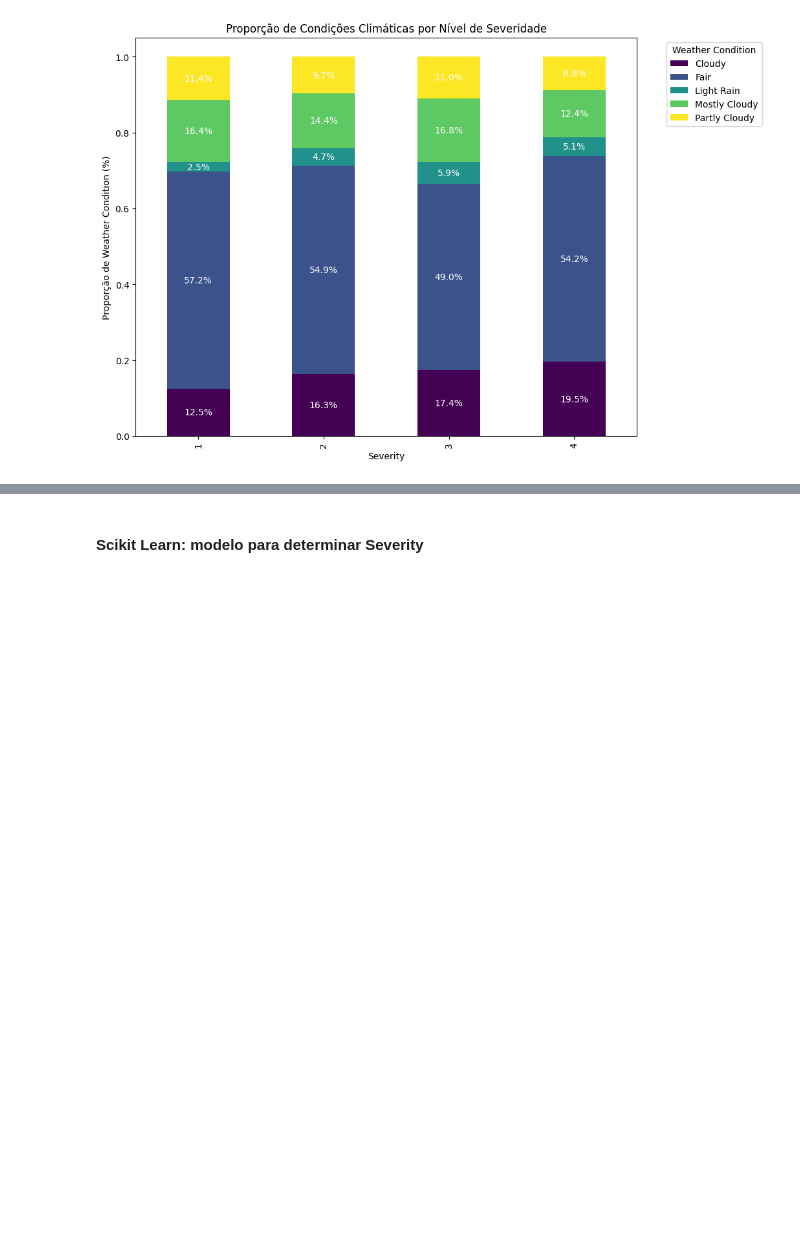
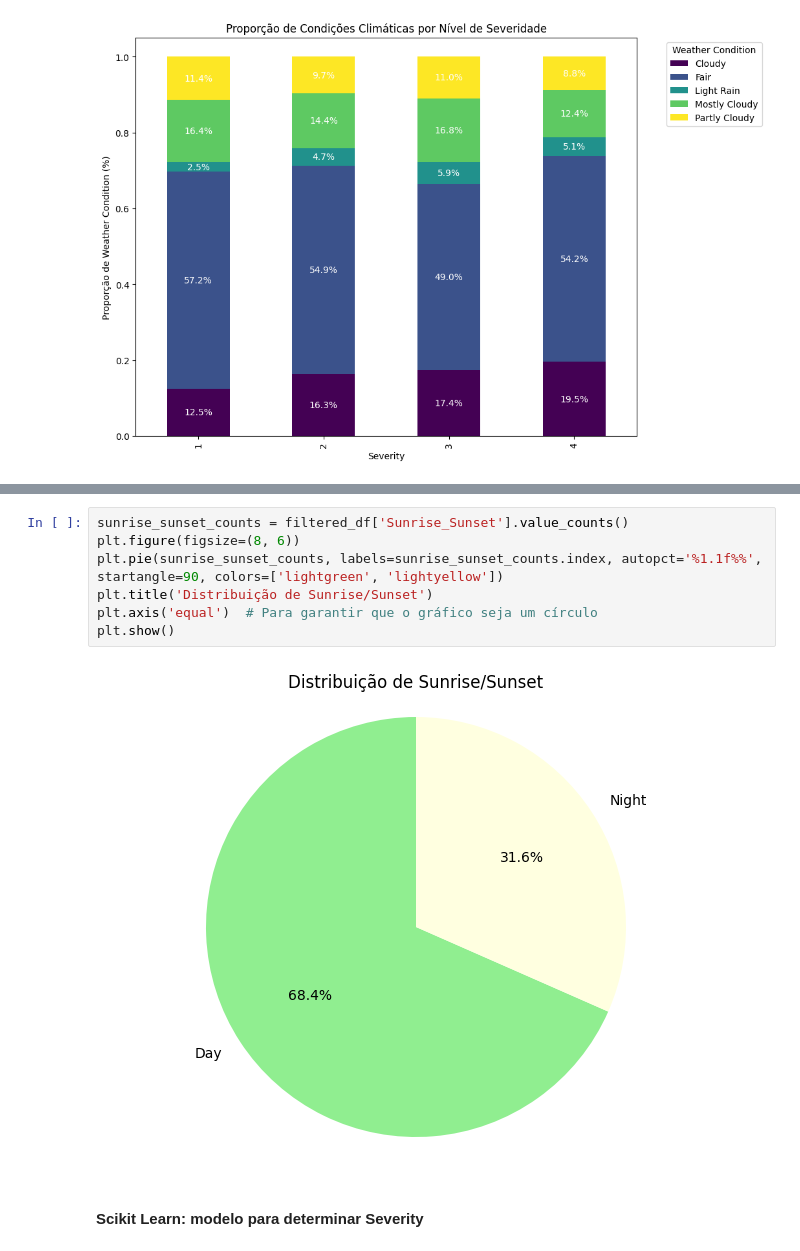
Before and after one commit to Fabr1c100/CP3_DataScience, a Jupyter notebook: CP3_DataScience.ipynb, the cells around one changed output, grey strips where cells are left out. Drawn from its saved outputs; the diff is of its cells as text; blank space fills up the shorter version.

```diff
--- a/CP3_DataScience.ipynb
+++ b/CP3_DataScience.ipynb
@@ -321,3 +353,12 @@ plt.show()
+# %%
+sunrise_sunset_counts = filtered_df['Sunrise_Sunset'].value_counts()
+plt.figure(figsize=(8, 6))
+plt.pie(sunrise_sunset_counts, labels=sunrise_sunset_counts.index, autopct='%1.1f%%', startangle=90, colors=['lightgreen', 'lightyellow'])
+plt.title('Distribuição de Sunrise/Sunset')
+plt.axis('equal')  # Para garantir que o gráfico seja um círculo
+plt.show()
+# %% [output]
+[figure, added]
 # %% [markdown]
 #### Scikit Learn: modelo para determinar Severity
 # %%
```
Also changed, not shown: parts of 7 cells of this notebook.
